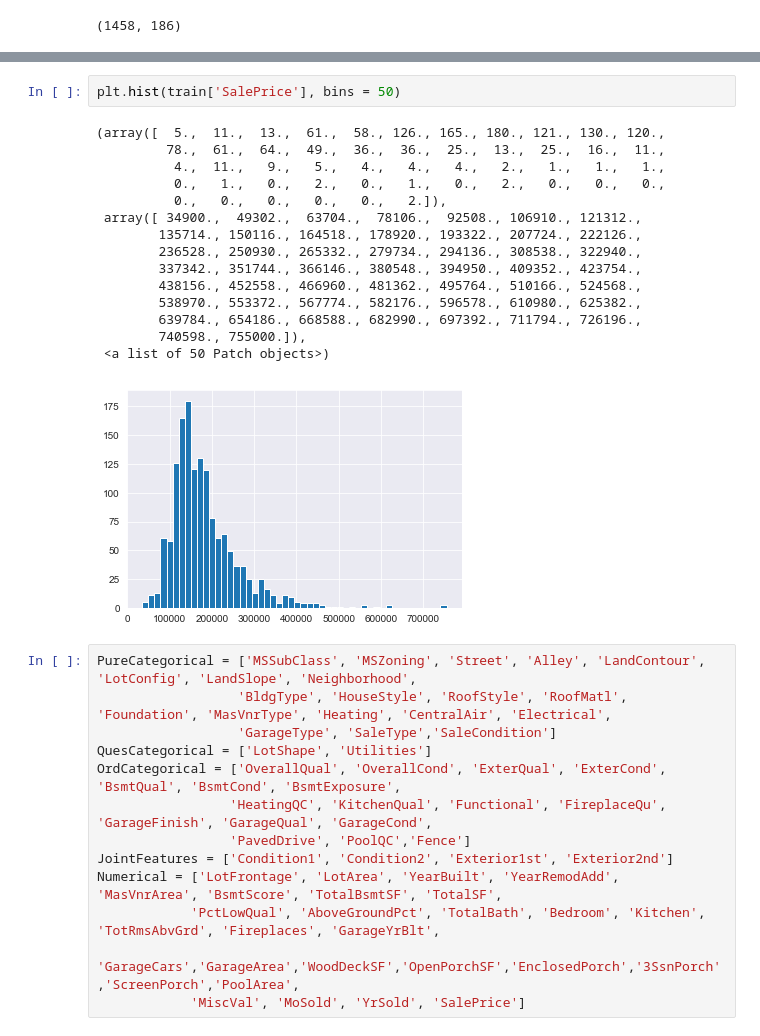
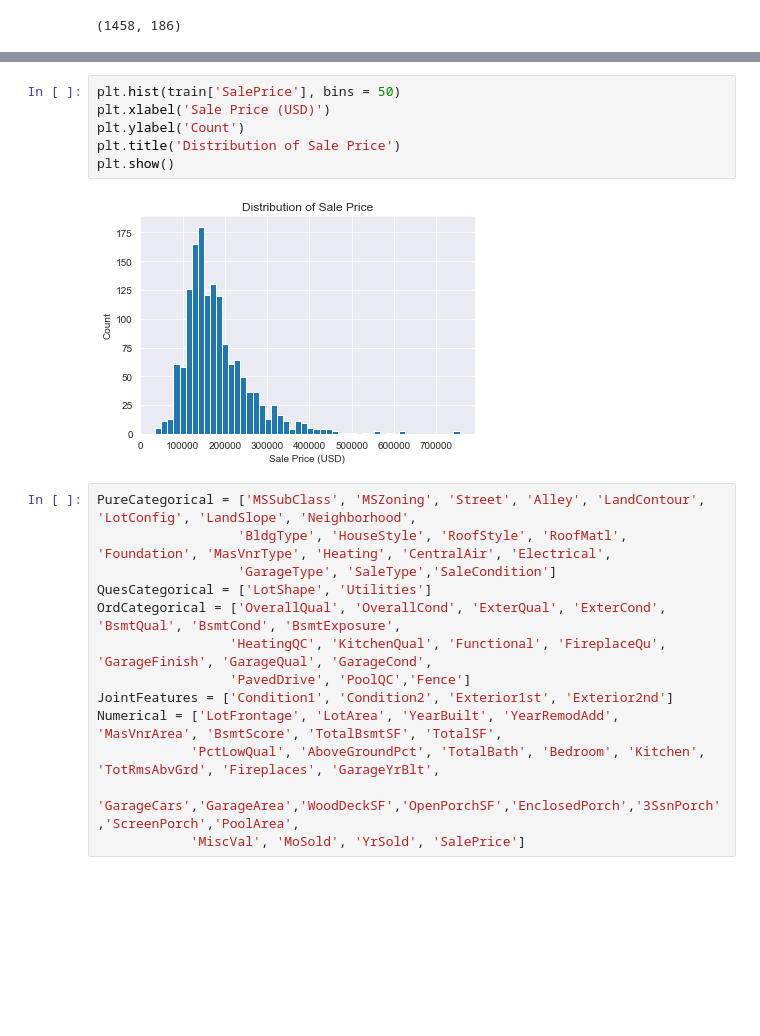
Before and after one commit to cchen17/machine-learning_house-prices, a Jupyter notebook: denise/EDA and Feature Selection.ipynb, the cells around one changed output, grey strips where cells are left out. Drawn from its saved outputs; the diff is of its cells as text; blank space fills up the shorter version.

```diff
--- a/denise/EDA and Feature Selection.ipynb
+++ b/denise/EDA and Feature Selection.ipynb
@@ -61,21 +58,11 @@ plt.scatter(train['TotalSF'], train['SalePrice'])
-# %%
-plt.hist(train['SalePrice'], bins = 50)
-# %% [output]
-(array([  5.,  11.,  13.,  61.,  58., 126., 165., 180., 121., 130., 120.,
-         78.,  61.,  64.,  49.,  36.,  36.,  25.,  13.,  25.,  16.,  11.,
-          4.,  11.,   9.,   5.,   4.,   4.,   4.,   2.,   1.,   1.,   1.,
-          0.,   1.,   0.,   2.,   0.,   1.,   0.,   2.,   0.,   0.,   0.,
-          0.,   0.,   0.,   0.,   0.,   2.]),
- array([ 34900.,  49302.,  63704.,  78106.,  92508., 106910., 121312.,
-        135714., 150116., 164518., 178920., 193322., 207724., 222126.,
-        236528., 250930., 265332., 279734., 294136., 308538., 322940.,
-        337342., 351744., 366146., 380548., 394950., 409352., 423754.,
-        438156., 452558., 466960., 481362., 495764., 510166., 524568.,
-        538970., 553372., 567774., 582176., 596578., 610980., 625382.,
-        639784., 654186., 668588., 682990., 697392., 711794., 726196.,
-        740598., 755000.]),
- <a list of 50 Patch objects>)
-[figure, removed]
+# %%
+plt.hist(train['SalePrice'], bins = 50)
+plt.xlabel('Sale Price (USD)')
+plt.ylabel('Count')
+plt.title('Distribution of Sale Price')
+plt.show()
+# %% [output]
+[figure, added]
 # %%
 PureCategorical = ['MSSubClass', 'MSZoning', 'Street', 'Alley', 'LandContour', 'LotConfig', 'LandSlope', 'Neighborhood',
                   'BldgType', 'HouseStyle', 'RoofStyle', 'RoofMatl', 'Foundation', 'MasVnrType', 'Heating', 'CentralAir', 'Electrical',
```
Also changed, not shown: parts of 13 cells of this notebook, 2 other files.
